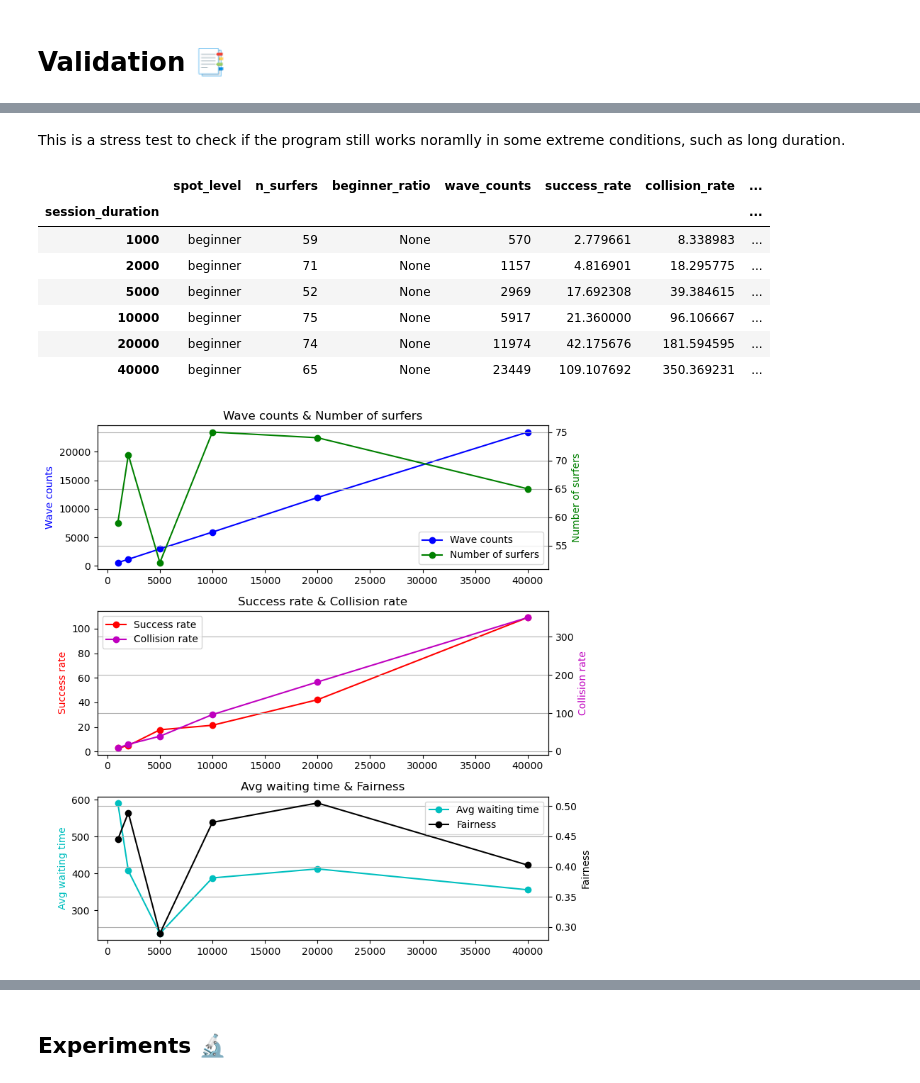
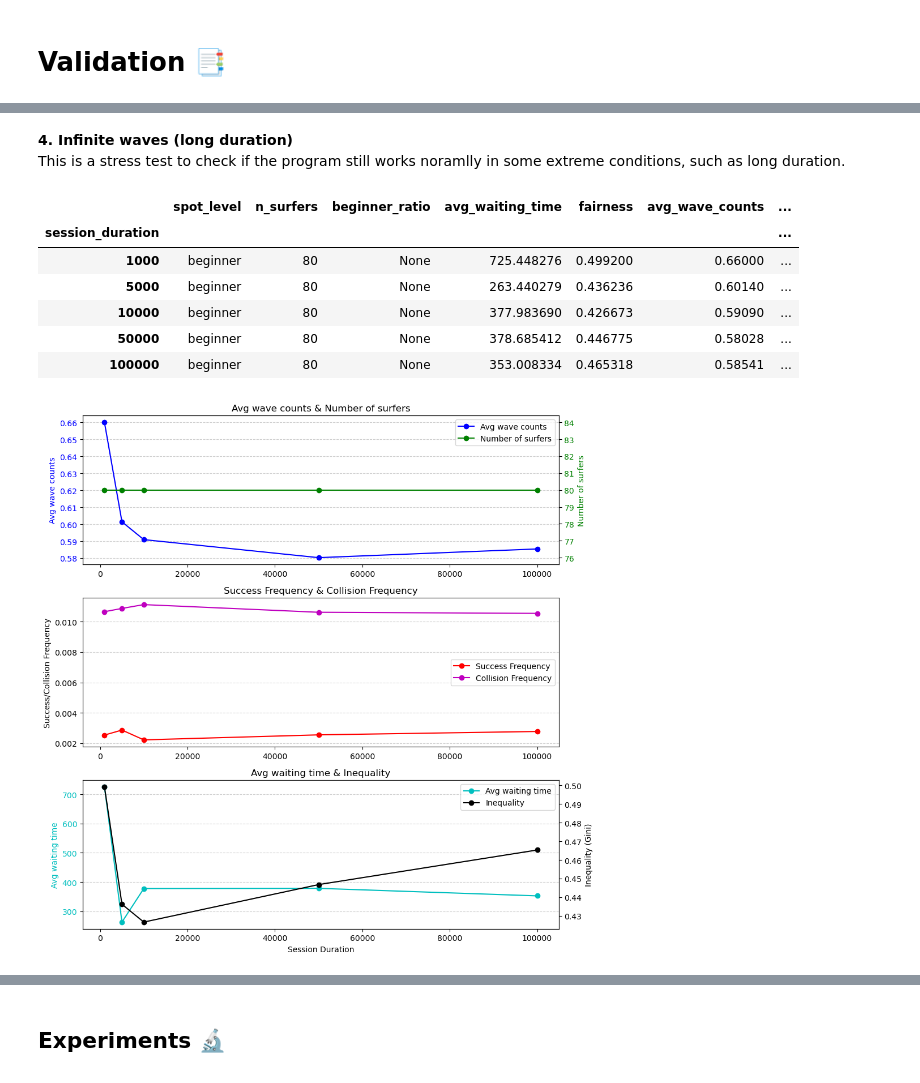
Before and after one commit to AnniecTW/597_Final_Project, a Jupyter notebook: MC_Sim.ipynb, the cells around one changed output, grey strips where cells are left out. Saved outputs shown, nothing was run; the diff lists cells and outputs as text; code cells hidden in the pictures.

```diff
--- a/MC_Sim.ipynb
+++ b/MC_Sim.ipynb
@@ -177,4 +129,4 @@ This test the case where no surfer exists in the simulation. Even though there a
 # %%
-res = run_many(mode="experiment", num_surfer=0, ratio=0)
-summarize(res[0])
+res = run_simulation(mode="experiment", num_surfer=0, ratio=0)
+summarize(res)
 # %% [output]
@@ -189,73 +139,84 @@ Fairness:          0.000
 # %% [markdown]
-This is a stress test to check if the program still works noramlly in some extreme conditions, such as long duration.
+**4. Infinite waves (long duration)**<br>This is a stress test to check if the program still works noramlly in some extreme conditions, such as long duration.
 # %%
 results_val4 = []
 
-for dur in [1000, 2000, 5000, 10000, 20000, 40000]:
-    res = run_simulation(duration=dur)
+for dur in [1000, 5000, 10000, 50000, 100000]:
+    res = run_simulation(duration=dur, num_surfer=80)
     res["session_duration"] = dur
+    res["avg_wave_counts"] = res["wave_counts"] / dur
+    res["success_frequency"] = res["avg_success_count"] / dur
+    res["collision_frequency"] = res["avg_collision_count"] / dur
+
+    del res["avg_success_count"]
+    del res["avg_collision_count"]
+    del res["wave_counts"]
     results_val4.append(res)
 # %%
 df_val4 = pd.DataFrame(results_val4).set_index("session_duration")
 df_val4
 # %% [output]
-|  | spot_level | n_surfers | beginner_ratio | wave_counts | success_rate | collision_rate | ... |
+|  | spot_level | n_surfers | beginner_ratio | avg_waiting_time | fairness | avg_wave_counts | ... |
 | session_duration |  |  |  |  |  |  | ... |
-| 1000 | beginner | 59 | None | 570 | 2.779661 | 8.338983 | ... |
-| 2000 | beginner | 71 | None | 1157 | 4.816901 | 18.295775 | ... |
-| 5000 | beginner | 52 | None | 2969 | 17.692308 | 39.384615 | ... |
-| 10000 | beginner | 75 | None | 5917 | 21.360000 | 96.106667 | ... |
-| 20000 | beginner | 74 | None | 11974 | 42.175676 | 181.594595 | ... |
-| 40000 | beginner | 65 | None | 23449 | 109.107692 | 350.369231 | ... |
+| 1000 | beginner | 80 | None | 725.448276 | 0.499200 | 0.66000 | ... |
+| 5000 | beginner | 80 | None | 263.440279 | 0.436236 | 0.60140 | ... |
+| 10000 | beginner | 80 | None | 377.983690 | 0.426673 | 0.59090 | ... |
+| 50000 | beginner | 80 | None | 378.685412 | 0.446775 | 0.58028 | ... |
+| 100000 | beginner | 80 | None | 353.008334 | 0.465318 | 0.58541 | ... |
 # %%
-fig, axes = plt.subplots(3, 1, figsize=(8, 8))
+fig, axes = plt.subplots(3, 1, figsize=(10, 10))
+
+plt.xlabel("Session Duration")
 
 # -- Subplot 1: Wave counts & Number of surfers --
 ax1 = axes[0]
-ax1.set_title("Wave counts & Number of surfers")
+ax1.set_title("Avg wave counts & Number of surfers")
 
-(ln1,) = ax1.plot(df_val4.index, df_val4['wave_counts'], 'b-o', label="Wave counts")
-ax1.set_ylabel("Wave counts", color='b')
+(ln1,) = ax1.plot(df_val4.index, df_val4['avg_wave_counts'], 'b-o', label="Avg wave counts")
+ax1.set_ylabel("Avg wave counts", color='b')
+ax1.tick_params(axis='y', labelcolor='b')
+ax1.grid(True, axis='y', linestyle='--', alpha=0.6)
 
 ax1r = ax1.twinx()
 (ln2,) = ax1r.plot(df_val4.index, df_val4['n_surfers'], 'g-o', label="Number of surfers")
 ax1r.set_ylabel("Number of surfers", color='g')
+ax1r.tick_params(axis='y', labelcolor='g')
 
-plt.legend([ln1, ln2], [ln1.get_label(), ln2.get_label()], loc="best")
-plt.grid()
+ax1.legend([ln1, ln2], [ln1.get_label(), ln2.get_label()], loc="best")
 
-# -- Subplot 2: Success rate & Collision rate --
+# -- Subplot 2: Success Frequency & Collision Frequency --
 ax2 = axes[1]
-ax2.set_title("Success rate & Collision rate")
+ax2.set_title("Success Frequency & Collision Frequency")
 
-(ln3, ) = ax2.plot(df_val4.index, df_val4['success_rate'], "r-o", label="Success rate")
-ax2.set_ylabel("Success rate", color='r')
+(ln3, ) = ax2.plot(df_val4.index, df_val4['success_frequency'], "r-o", label="Success Frequency")
+ax2.set_ylabel("Success/Collision Frequency", color='k')
+ax2.tick_params(axis='y', labelcolor='k')
+ax2.grid(True, axis='y', linestyle='--', alpha=0.6)
 
-ax2r = ax2.twinx()
-(ln4,) = ax2r.plot(df_val4.index, df_val4['collision_rate'], 'm-o', label="Collision rate")
-ax2r.set_ylabel("Collision rate", color='m')
+(ln4,) = ax2.plot(df_val4.index, df_val4['collision_frequency'], 'm-o', label="Collision Frequency")
 
-plt.legend([ln3, ln4], [ln3.get_label(), ln4.get_label()], loc="best")
-plt.grid()
+ax2.legend([ln3, ln4], [ln3.get_label(), ln4.get_label()], loc="best")
 
 # -- Subplot 3: Avg waiting time & Fairness --
 ax3 = axes[2]
-ax3.set_title("Avg waiting time & Fairness")
+ax3.set_title("Avg waiting time & Inequality")
 
 (ln5, ) = ax3.plot(df_val4.index, df_val4['avg_waiting_time'], "c-o", label="Avg waiting time")
 ax3.set_ylabel("Avg waiting time", color='c')
+ax3.tick_params(axis='y', labelcolor='c')
+ax3.grid(True, axis='y', linestyle='--', alpha=0.6)
 
 ax3r = ax3.twinx()
-(ln6,) = ax3r.plot(df_val4.index, df_val4['fairness'], 'k-o', label="Fairness")
-ax3r.set_ylabel("Fairness", color='k')
+(ln6,) = ax3r.plot(df_val4.index, df_val4['fairness'], 'k-o', label="Inequality")
+ax3r.set_ylabel("Inequality (Gini)", color='k')
+ax3r.tick_params(axis='y', labelcolor='k')
 
-plt.legend([ln5, ln6], [ln5.get_label(), ln6.get_label()], loc="best")
-plt.grid()
+ax3.legend([ln5, ln6], [ln5.get_label(), ln6.get_label()], loc="best")
 
-plt.xlabel("Session Duration")
+
 plt.tight_layout()
 
 plt.show()
 # %% [output]
-[figure, old version]
+[figure, new version]
 # %% [markdown]
```
Also changed, not shown: parts of 47 cells of this notebook, 2 other files.
